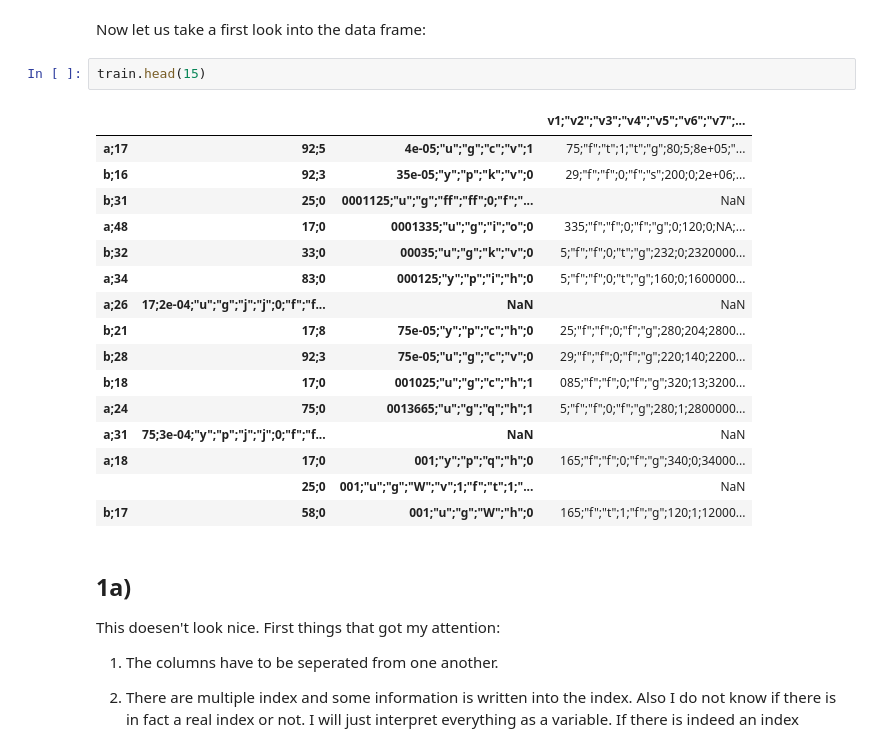
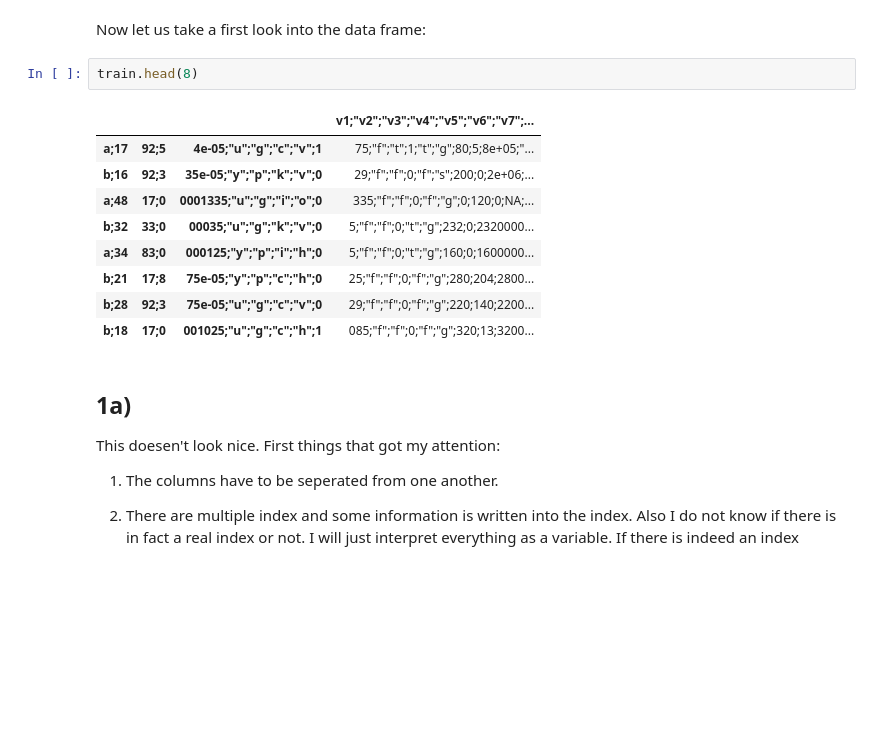
Before and after one commit to TaleOfFriendship/binary-classification-of-a-toy-data-set, a Jupyter notebook: cornelsen_assignment.ipynb, the cells around one changed output. Drawn from its saved outputs; the diff is of its cells as text; blank space fills up the shorter version.

```diff
--- a/cornelsen_assignment.ipynb
+++ b/cornelsen_assignment.ipynb
@@ -18,24 +18,17 @@ train.shape
 # %% [markdown]
 Now let us take a first look into the data frame:
 # %%
-train.head(15)
+train.head(8)
 # %% [output]
 |  |  |  | v1;"v2";"v3";"v4";"v5";"v6";"v7";... |
 | a;17 | 92;5 | 4e-05;"u";"g";"c";"v";1 | 75;"f";"t";1;"t";"g";80;5;8e+05;"... |
 | b;16 | 92;3 | 35e-05;"y";"p";"k";"v";0 | 29;"f";"f";0;"f";"s";200;0;2e+06;... |
-| b;31 | 25;0 | 0001125;"u";"g";"ff";"ff";0;"f";"... | NaN |
 | a;48 | 17;0 | 0001335;"u";"g";"i";"o";0 | 335;"f";"f";0;"f";"g";0;120;0;NA;... |
 | b;32 | 33;0 | 00035;"u";"g";"k";"v";0 | 5;"f";"f";0;"t";"g";232;0;2320000... |
 | a;34 | 83;0 | 000125;"y";"p";"i";"h";0 | 5;"f";"f";0;"t";"g";160;0;1600000... |
-| a;26 | 17;2e-04;"u";"g";"j";"j";0;"f";"f... | NaN | NaN |
 | b;21 | 17;8 | 75e-05;"y";"p";"c";"h";0 | 25;"f";"f";0;"f";"g";280;204;2800... |
 | b;28 | 92;3 | 75e-05;"u";"g";"c";"v";0 | 29;"f";"f";0;"f";"g";220;140;2200... |
 | b;18 | 17;0 | 001025;"u";"g";"c";"h";1 | 085;"f";"f";0;"f";"g";320;13;3200... |
-| a;24 | 75;0 | 0013665;"u";"g";"q";"h";1 | 5;"f";"f";0;"f";"g";280;1;2800000... |
-| a;31 | 75;3e-04;"y";"p";"j";"j";0;"f";"f... | NaN | NaN |
-| a;18 | 17;0 | 001;"y";"p";"q";"h";0 | 165;"f";"f";0;"f";"g";340;0;34000... |
-|  | 25;0 | 001;"u";"g";"W";"v";1;"f";"t";1;"... | NaN |
-| b;17 | 58;0 | 001;"u";"g";"W";"h";0 | 165;"f";"t";1;"f";"g";120;1;12000... |
 # %% [markdown]
 ## 1a)
 This doesen't look nice. First things that got my attention:
```
Also changed, not shown: parts of 19 cells of this notebook.
